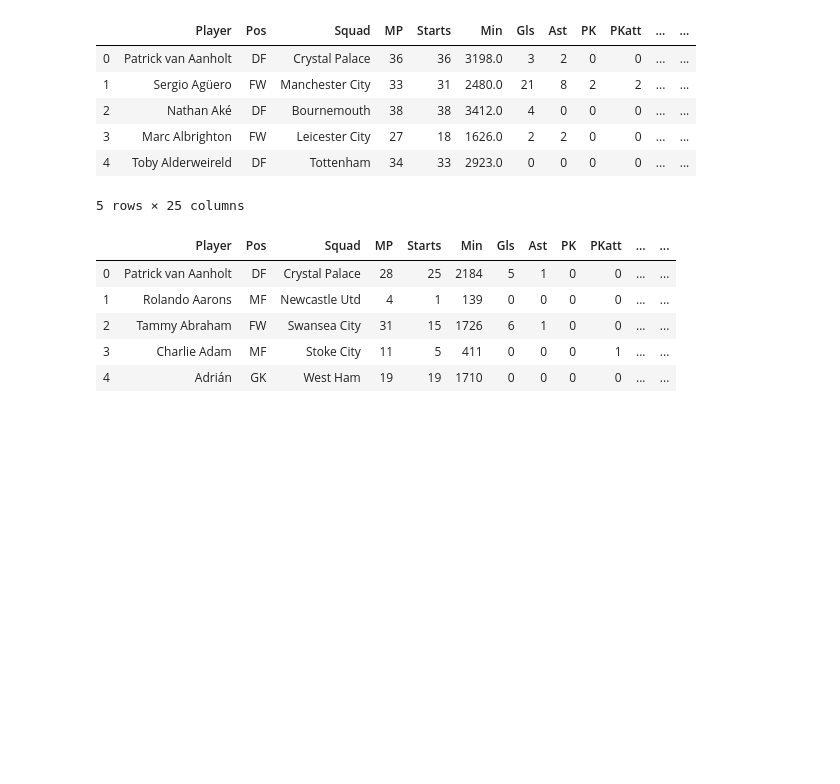
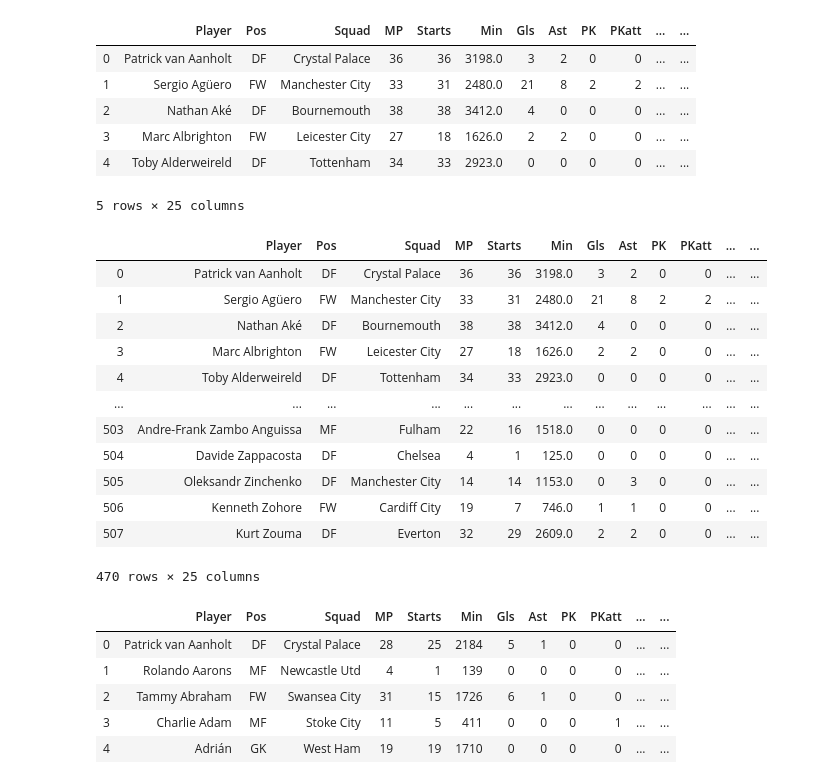
Before and after one commit to jbtrahin/soccer_masters, a Jupyter notebook: PL_data_sets.ipynb, the cells around one changed output. Saved outputs shown, nothing was run; the diff lists cells and outputs as text; code cells hidden in the pictures; blank space fills up the shorter version.

```diff
--- a/PL_data_sets.ipynb
+++ b/PL_data_sets.ipynb
@@ -187,3 +187,20 @@ PL_18_19_df.head()
 | 3 | Marc Albrighton | FW | Leicester City | 27 | 18 | 1626.0 | 2 | 2 | 0 | 0 | ... | ... |
 | 4 | Toby Alderweireld | DF | Tottenham | 34 | 33 | 2923.0 | 0 | 0 | 0 | 0 | ... | ... |
 5 rows × 25 columns
+# %%
+FMD_18_19_df = PL_18_19_df[PL_18_19_df['Pos']!='GK']
+FMD_18_19_df
+# %% [output]
+|  | Player | Pos | Squad | MP | Starts | Min | Gls | Ast | PK | PKatt | ... | ... |
+| 0 | Patrick van Aanholt | DF | Crystal Palace | 36 | 36 | 3198.0 | 3 | 2 | 0 | 0 | ... | ... |
+| 1 | Sergio Agüero | FW | Manchester City | 33 | 31 | 2480.0 | 21 | 8 | 2 | 2 | ... | ... |
+| 2 | Nathan Aké | DF | Bournemouth | 38 | 38 | 3412.0 | 4 | 0 | 0 | 0 | ... | ... |
+| 3 | Marc Albrighton | FW | Leicester City | 27 | 18 | 1626.0 | 2 | 2 | 0 | 0 | ... | ... |
+| 4 | Toby Alderweireld | DF | Tottenham | 34 | 33 | 2923.0 | 0 | 0 | 0 | 0 | ... | ... |
+| ... | ... | ... | ... | ... | ... | ... | ... | ... | ... | ... | ... | ... |
+| 503 | Andre-Frank Zambo Anguissa | MF | Fulham | 22 | 16 | 1518.0 | 0 | 0 | 0 | 0 | ... | ... |
+| 504 | Davide Zappacosta | DF | Chelsea | 4 | 1 | 125.0 | 0 | 0 | 0 | 0 | ... | ... |
+| 505 | Oleksandr Zinchenko | DF | Manchester City | 14 | 14 | 1153.0 | 0 | 3 | 0 | 0 | ... | ... |
+| 506 | Kenneth Zohore | FW | Cardiff City | 19 | 7 | 746.0 | 1 | 1 | 0 | 0 | ... | ... |
+| 507 | Kurt Zouma | DF | Everton | 32 | 29 | 2609.0 | 2 | 2 | 0 | 0 | ... | ... |
+470 rows × 25 columns
```
Also changed, not shown: parts of 2 cells of this notebook.
